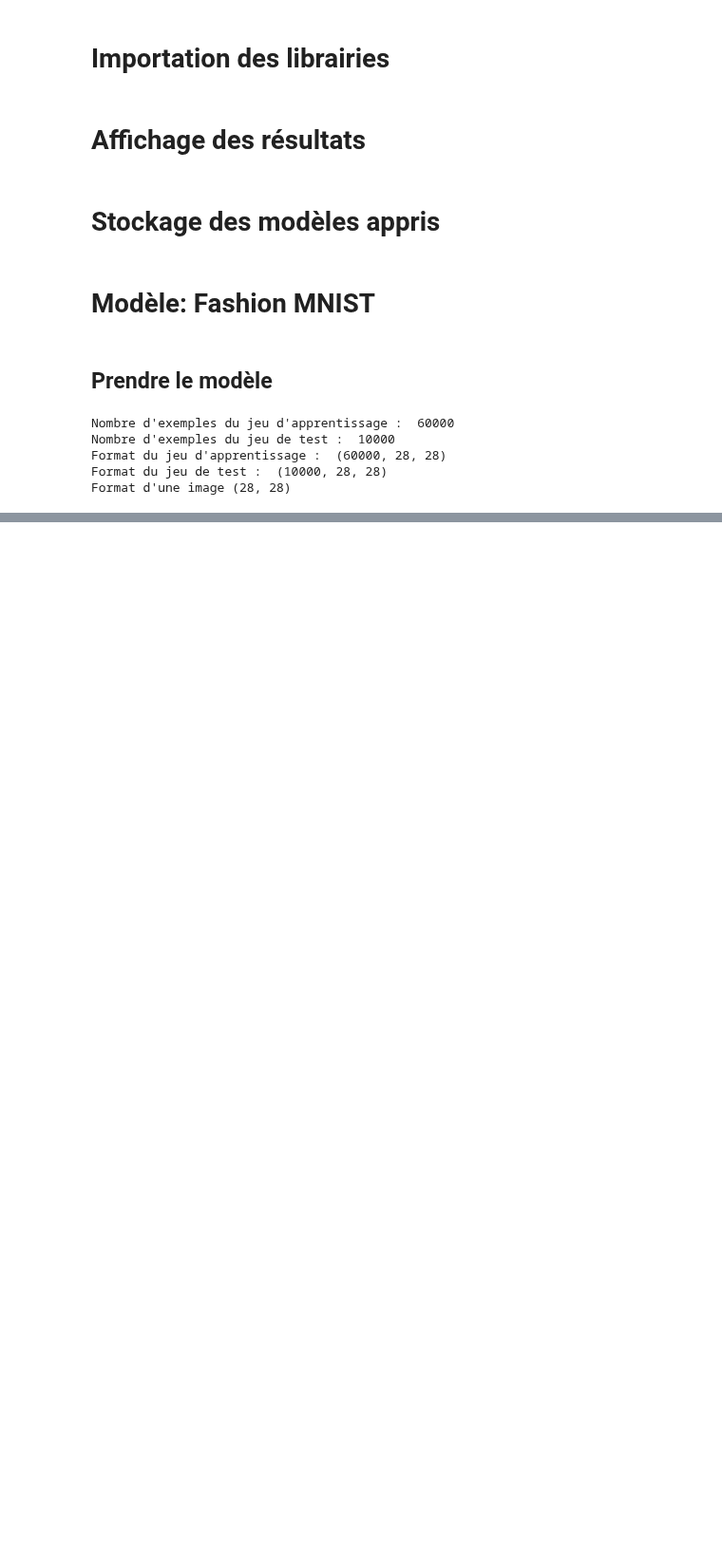
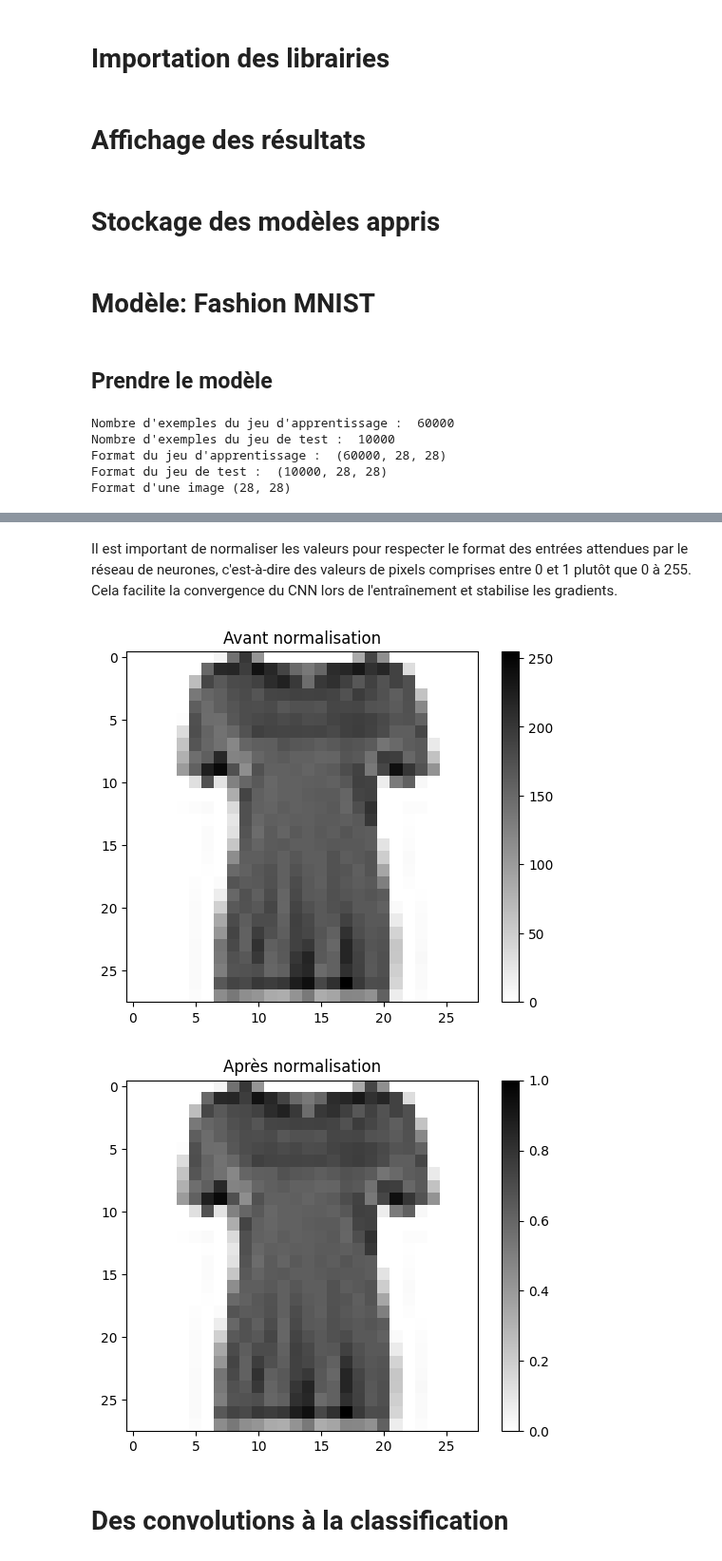
Before and after one commit to 3nd3rh3o/deeplearning-TER, a Jupyter notebook: TER/phaseI/C1-hugo.ipynb, the cells around one changed output, grey strips where cells are left out. Shown at 95% size. Drawn from its saved outputs; the diff is of its cells as text; code cells hidden in the pictures; blank space fills up the shorter version.

```diff
--- a/TER/phaseI/C1-hugo.ipynb
+++ b/TER/phaseI/C1-hugo.ipynb
@@ -322,0 +352,30 @@ Format d'une image (28, 28)
+# %% [markdown]
+Il est important de normaliser les valeurs pour respecter le format des entrées attendues par le réseau de neurones, c'est-à-dire des valeurs de pixels comprises entre 0 et 1 plutôt que 0 à 255. Cela facilite la convergence du CNN lors de l'entraînement et stabilise les gradients.
+# %%
+# Il est important de normaliser les valeurs pour respecter le format des ...
+
+numimage=10
+plt.figure()
+plt.title("Avant normalisation")
+plt.imshow(X_train[numimage], cmap=plt.cm.binary)
+plt.colorbar()
+plt.grid(False)
+plt.show()
+
+X_train_original=copy.deepcopy(X_train)
+X_test_original=copy.deepcopy(X_test)
+
+train_images = X_train / 255.0
+test_images = X_test / 255.0
+
+plt.figure()
+plt.title("Après normalisation")
+plt.imshow(train_images[numimage], cmap=plt.cm.binary)
+plt.colorbar()
+plt.grid(False)
+plt.show()
+# %% [output]
+[figure, added]
+[figure, added]
+# %% [markdown]
+# Des convolutions à la classification
```
Also changed, not shown: parts of 14 cells of this notebook.
